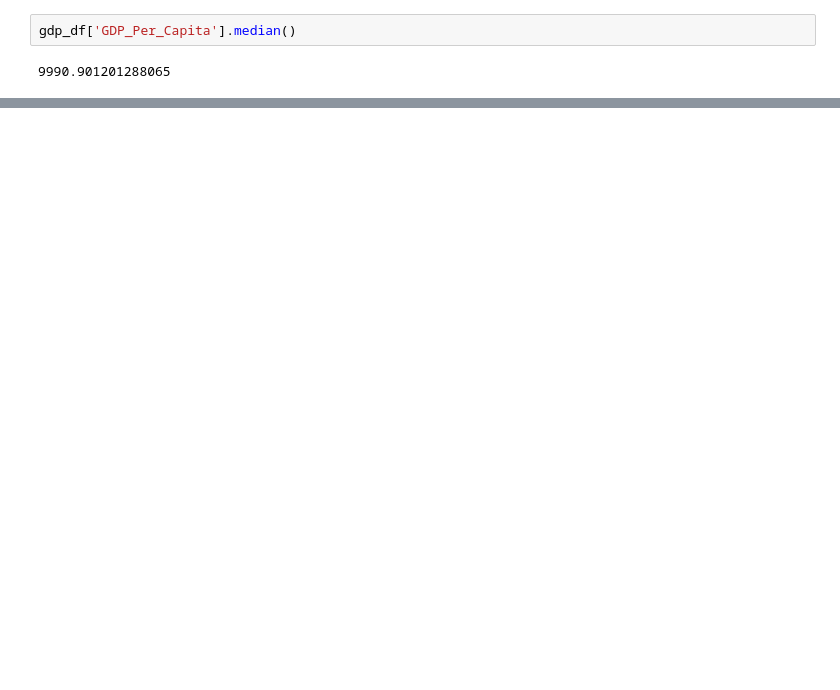
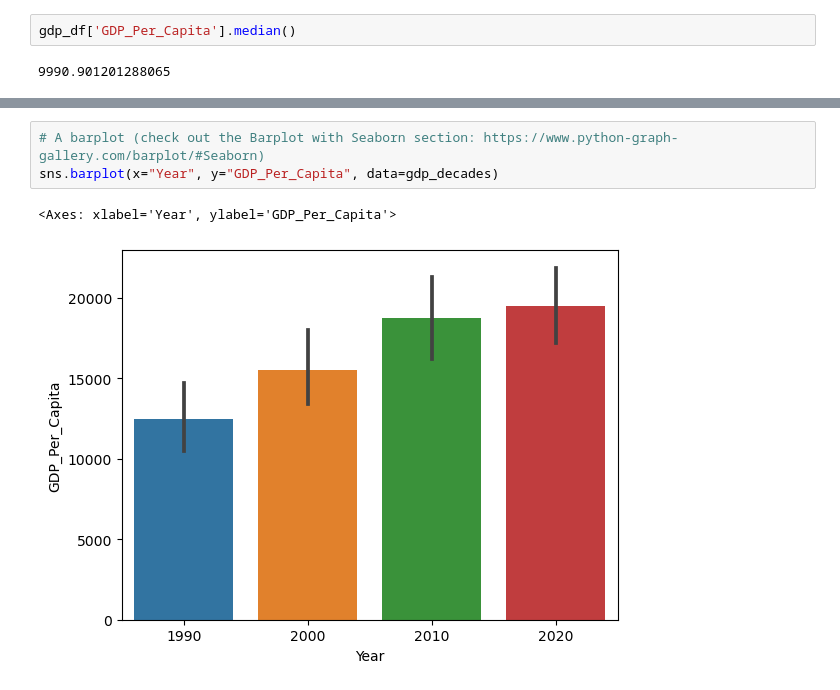
Before and after one commit to NSS-Full-Time-Data-Analytics-11/un-project-ShandenKey, a Jupyter notebook: notebooks/UN2-SMK.ipynb, the cells around one changed output, grey strips where cells are left out. Saved outputs shown, nothing was run; the diff lists cells and outputs as text; blank space fills up the shorter version.

```diff
--- a/notebooks/UN2-SMK.ipynb
+++ b/notebooks/UN2-SMK.ipynb
@@ -331,0 +321,6 @@ sns.boxplot(gdp_decades['GDP_Per_Capita'])
+# %%
+# A barplot (check out the Barplot with Seaborn section: https://www.python-graph-gallery.com/barplot/#Seaborn)
+sns.barplot(x="Year", y="GDP_Per_Capita", data=gdp_decades)
+# %% [output]
+<Axes: xlabel='Year', ylabel='GDP_Per_Capita'>
+[figure, added]
```
Also changed, not shown: parts of 65 cells of this notebook.
